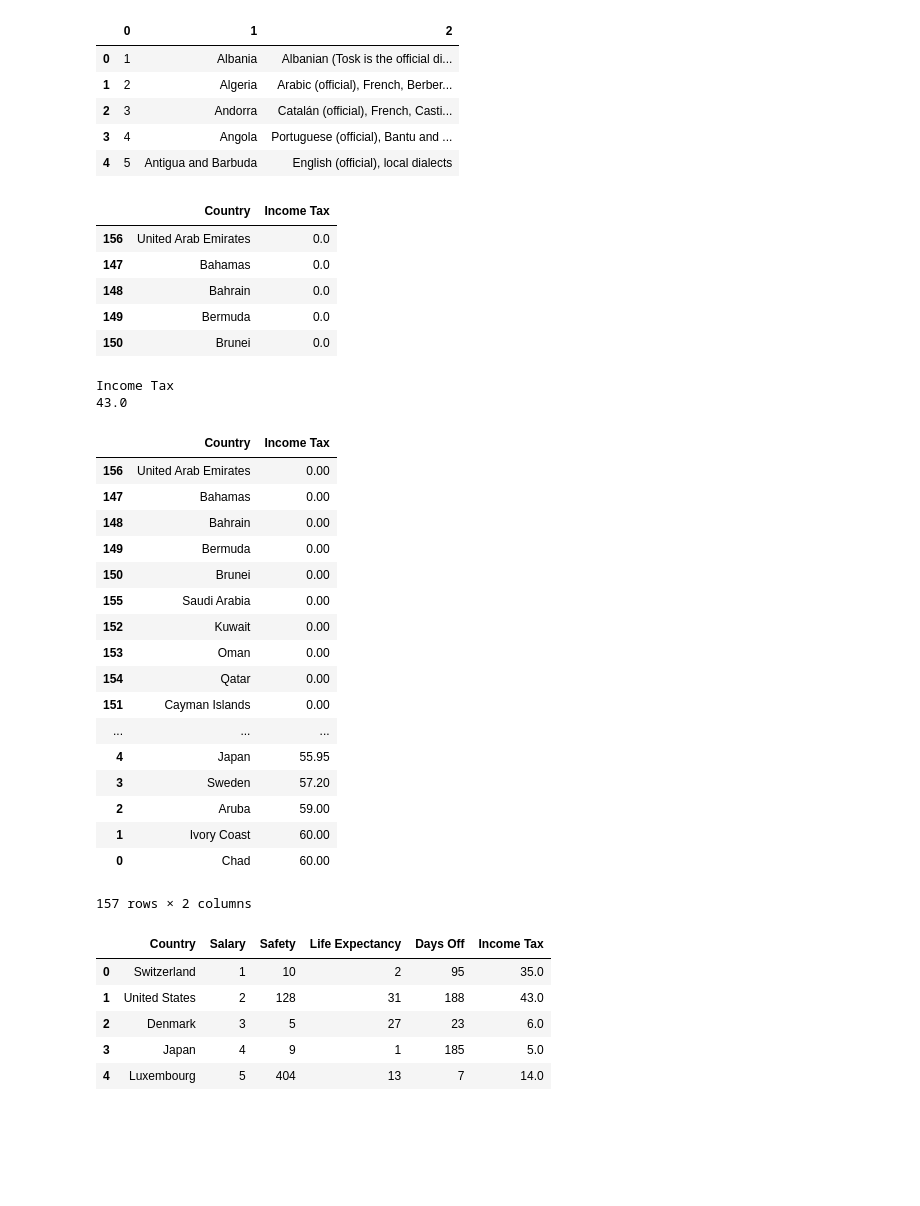
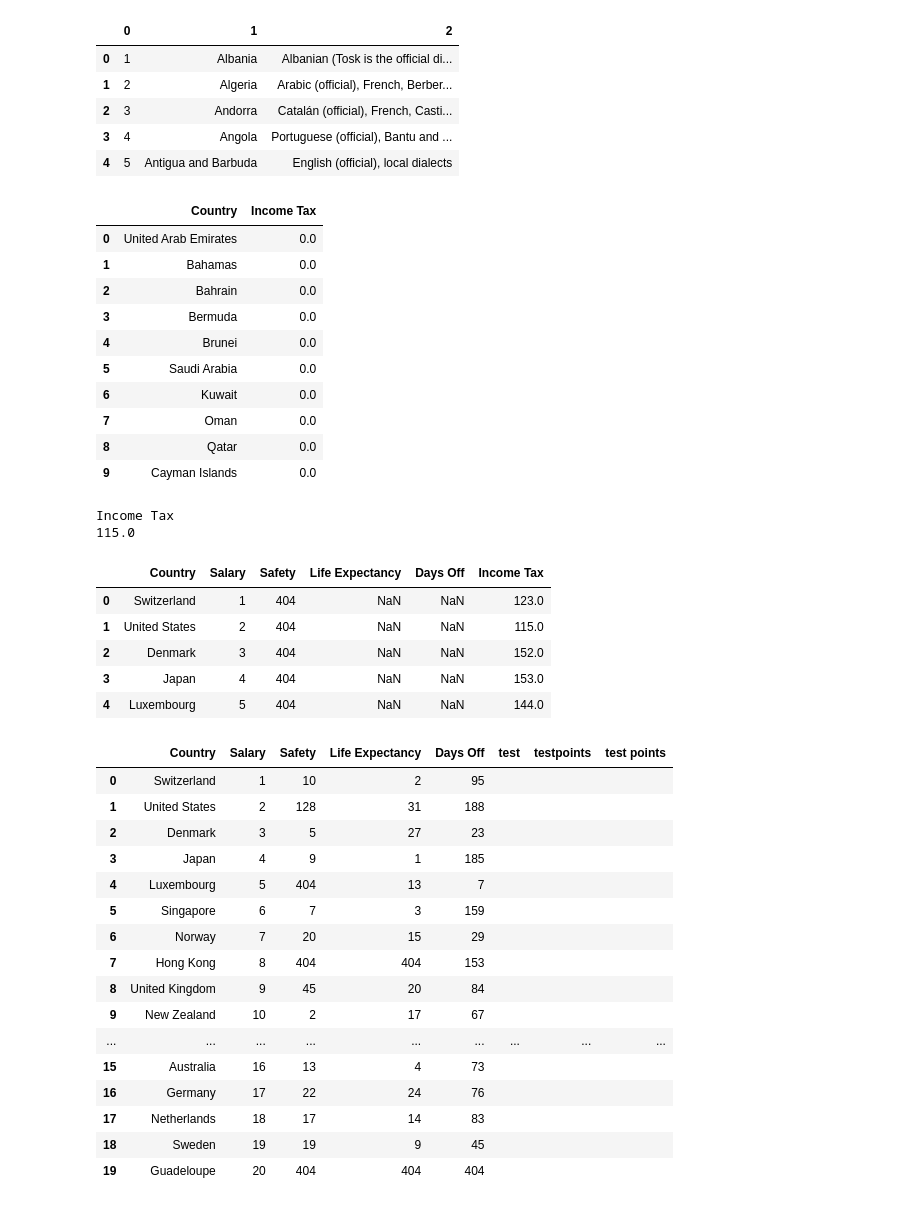
Before and after one commit to mik0why/PlaceToLive, a Jupyter notebook: Salary_Notebook.ipynb, the cells around one changed output. Drawn from its saved outputs; the diff is of its cells as text; code cells hidden in the pictures; blank space fills up the shorter version.

```diff
--- a/Salary_Notebook.ipynb
+++ b/Salary_Notebook.ipynb
@@ -189,57 +233,59 @@ lan.head()
 | 4 | 5 | Antigua and Barbuda | English (official), local dialects |
 # %%
 taxes = pd.read_csv("scrapers/taxes.csv", delimiter = ';', header = None, index_col = False)
-taxes.reset_index(drop = True, inplace = True)
 taxes.sort_values(by = 2, ascending = True, inplace = True)
 taxes.drop(columns = 0, inplace = True)
+taxes.reset_index(drop = True, inplace = True)
 taxes.rename(columns = {1: "Country", 2: "Income Tax"}, inplace = True)
-taxes.head()
+taxes.head(10)
 # %% [output]
 |  | Country | Income Tax |
-| 156 | United Arab Emirates | 0.0 |
-| 147 | Bahamas | 0.0 |
-| 148 | Bahrain | 0.0 |
-| 149 | Bermuda | 0.0 |
-| 150 | Brunei | 0.0 |
+| 0 | United Arab Emirates | 0.0 |
+| 1 | Bahamas | 0.0 |
+| 2 | Bahrain | 0.0 |
+| 3 | Bermuda | 0.0 |
+| 4 | Brunei | 0.0 |
+| 5 | Saudi Arabia | 0.0 |
+| 6 | Kuwait | 0.0 |
+| 7 | Oman | 0.0 |
+| 8 | Qatar | 0.0 |
+| 9 | Cayman Islands | 0.0 |
 # %%
 master_add("Income Tax", taxes)
+master.head()
 # %% [output]
 Income Tax
-43.0
+115.0
+|  | Country | Salary | Safety | Life Expectancy | Days Off | Income Tax |
+| 0 | Switzerland | 1 | 404 | NaN | NaN | 123.0 |
+| 1 | United States | 2 | 404 | NaN | NaN | 115.0 |
+| 2 | Denmark | 3 | 404 | NaN | NaN | 152.0 |
+| 3 | Japan | 4 | 404 | NaN | NaN | 153.0 |
+| 4 | Luxembourg | 5 | 404 | NaN | NaN | 144.0 |
-# %%
-taxes.sort_values(by = "Income Tax", ascending = True)
-# %% [output]
-|  | Country | Income Tax |
-| 156 | United Arab Emirates | 0.00 |
-| 147 | Bahamas | 0.00 |
-| 148 | Bahrain | 0.00 |
-| 149 | Bermuda | 0.00 |
-| 150 | Brunei | 0.00 |
-| 155 | Saudi Arabia | 0.00 |
-| 152 | Kuwait | 0.00 |
-| 153 | Oman | 0.00 |
-| 154 | Qatar | 0.00 |
-| 151 | Cayman Islands | 0.00 |
-| ... | ... | ... |
-| 4 | Japan | 55.95 |
-| 3 | Sweden | 57.20 |
-| 2 | Aruba | 59.00 |
-| 1 | Ivory Coast | 60.00 |
-| 0 | Chad | 60.00 |
-157 rows × 2 columns
 # %%
-master.head()
+master.head(20)
 #wrong value for Denmark - idk why
 # and wrong value for the US in days off
 
 # look into the master_add - doesn't seem to be working correctly
 # %% [output]
-|  | Country | Salary | Safety | Life Expectancy | Days Off | Income Tax |
-| 0 | Switzerland | 1 | 10 | 2 | 95 | 35.0 |
-| 1 | United States | 2 | 128 | 31 | 188 | 43.0 |
-| 2 | Denmark | 3 | 5 | 27 | 23 | 6.0 |
-| 3 | Japan | 4 | 9 | 1 | 185 | 5.0 |
-| 4 | Luxembourg | 5 | 404 | 13 | 7 | 14.0 |
+|  | Country | Salary | Safety | Life Expectancy | Days Off | test | testpoints | test points |
+| 0 | Switzerland | 1 | 10 | 2 | 95 |  |  |  |
+| 1 | United States | 2 | 128 | 31 | 188 |  |  |  |
+| 2 | Denmark | 3 | 5 | 27 | 23 |  |  |  |
+| 3 | Japan | 4 | 9 | 1 | 185 |  |  |  |
+| 4 | Luxembourg | 5 | 404 | 13 | 7 |  |  |  |
+| 5 | Singapore | 6 | 7 | 3 | 159 |  |  |  |
+| 6 | Norway | 7 | 20 | 15 | 29 |  |  |  |
+| 7 | Hong Kong | 8 | 404 | 404 | 153 |  |  |  |
+| 8 | United Kingdom | 9 | 45 | 20 | 84 |  |  |  |
+| 9 | New Zealand | 10 | 2 | 17 | 67 |  |  |  |
+| ... | ... | ... | ... | ... | ... | ... | ... | ... |
+| 15 | Australia | 16 | 13 | 4 | 73 |  |  |  |
+| 16 | Germany | 17 | 22 | 24 | 76 |  |  |  |
+| 17 | Netherlands | 18 | 17 | 14 | 83 |  |  |  |
+| 18 | Sweden | 19 | 19 | 9 | 45 |  |  |  |
+| 19 | Guadeloupe | 20 | 404 | 404 | 404 |  |  |  |
 # %%
 '''
 ideas for distribution:
```
Also changed, not shown: parts of 14 cells of this notebook.
